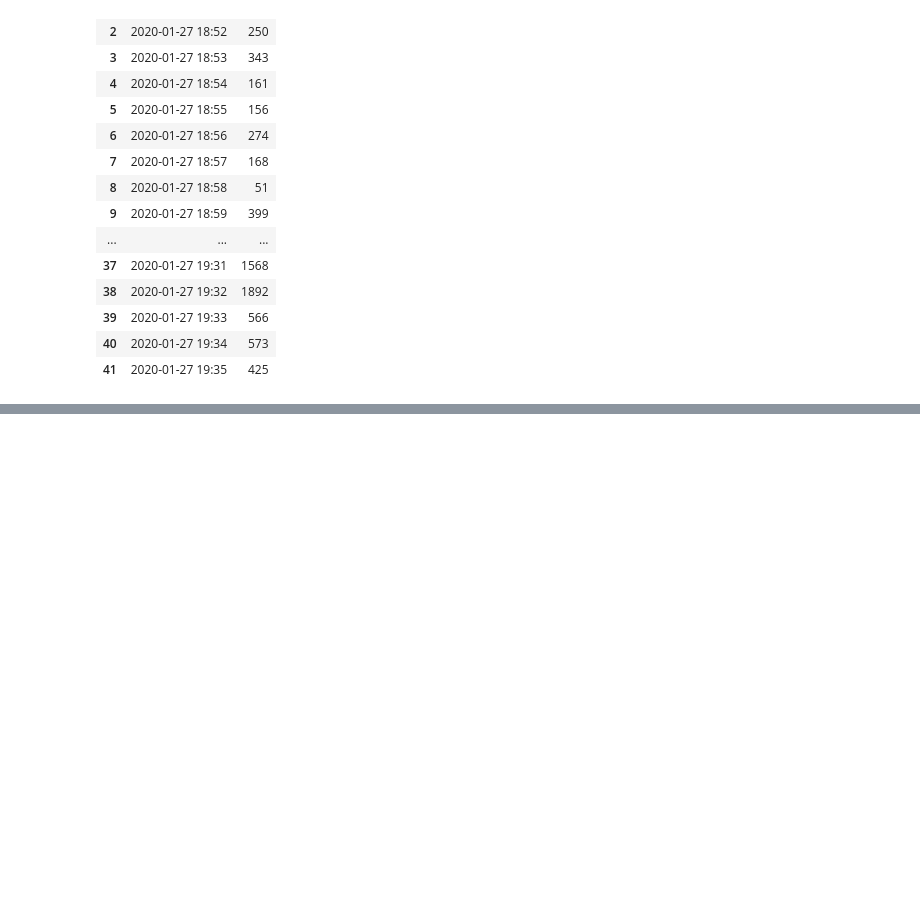
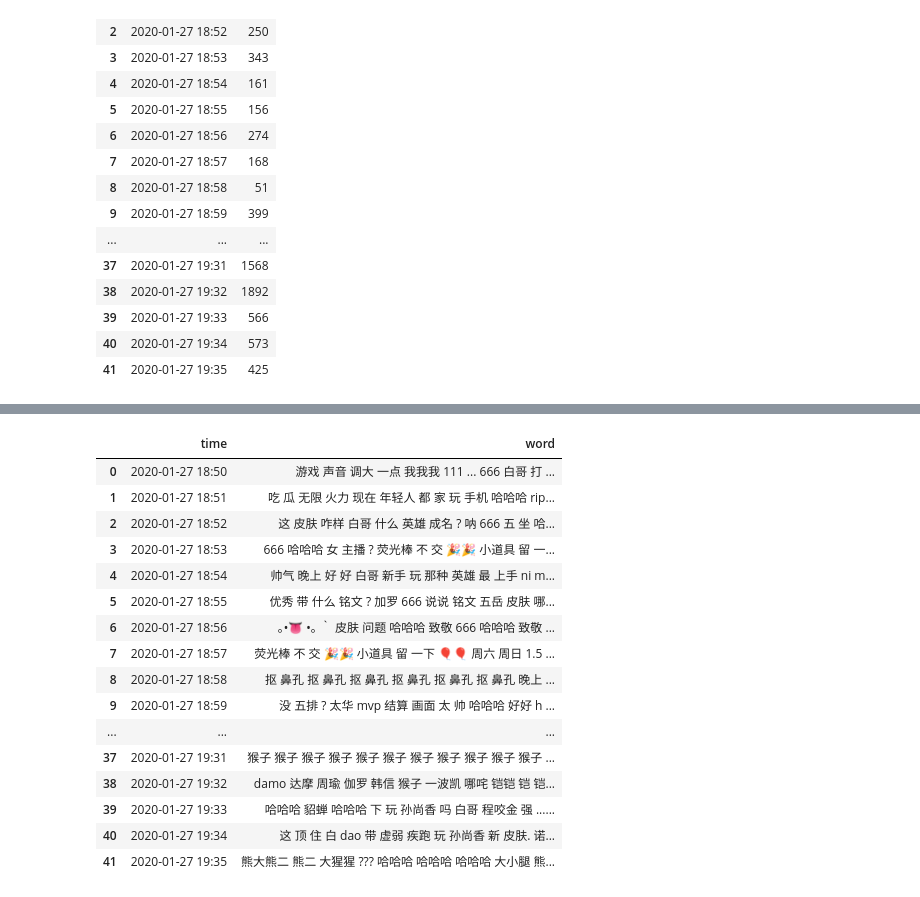
Before and after one commit to zhou-xingxing/graduate_work, a Jupyter notebook: statistics.ipynb, the cells around one changed output, grey strips where cells are left out. Drawn from its saved outputs; the diff is of its cells as text; code cells hidden in the pictures; blank space fills up the shorter version.

```diff
--- a/statistics.ipynb
+++ b/statistics.ipynb
@@ -76,0 +100,20 @@ time_word.to_csv(r"../code/time_word.csv",header=None,index=None)
+# %%
+display(time_word)
+# %% [output]
+|  | time | word |
+| 0 | 2020-01-27 18:50 | 游戏 声音 调大 一点 我我我 111 ... 666 白哥 打 ... |
+| 1 | 2020-01-27 18:51 | 吃 瓜 无限 火力 现在 年轻人 都 家 玩 手机 哈哈哈 rip... |
+| 2 | 2020-01-27 18:52 | 这 皮肤 咋样 白哥 什么 英雄 成名 ? 呐 666 五 坐 哈... |
+| 3 | 2020-01-27 18:53 | 666 哈哈哈 女 主播 ? 荧光棒 不 交 🎉🎉 小道具 留 一... |
+| 4 | 2020-01-27 18:54 | 帅气 晚上 好 好 白哥 新手 玩 那种 英雄 最 上手 ni m... |
+| 5 | 2020-01-27 18:55 | 优秀 带 什么 铭文 ? 加罗 666 说说 铭文 五岳 皮肤 哪... |
+| 6 | 2020-01-27 18:56 | ｡•👅 •｡ ｀ 皮肤 问题 哈哈哈 致敬 666 哈哈哈 致敬 ... |
+| 7 | 2020-01-27 18:57 | 荧光棒 不 交 🎉🎉 小道具 留 一下 🎈🎈 周六 周日 1.5 ... |
+| 8 | 2020-01-27 18:58 | 抠 鼻孔 抠 鼻孔 抠 鼻孔 抠 鼻孔 抠 鼻孔 抠 鼻孔 晚上 ... |
+| 9 | 2020-01-27 18:59 | 没 五排 ? 太华 mvp 结算 画面 太 帅 哈哈哈 好好 h ... |
+| ... | ... | ... |
+| 37 | 2020-01-27 19:31 | 猴子 猴子 猴子 猴子 猴子 猴子 猴子 猴子 猴子 猴子 猴子 ... |
+| 38 | 2020-01-27 19:32 | damo 达摩 周瑜 伽罗 韩信 猴子 一波凯 哪咤 铠铠 铠 铠... |
+| 39 | 2020-01-27 19:33 | 哈哈哈 貂蝉 哈哈哈 下 玩 孙尚香 吗 白哥 程咬金 强 ...... |
+| 40 | 2020-01-27 19:34 | 这 顶 住 白 dao 带 虚弱 疾跑 玩 孙尚香 新 皮肤. 诺... |
+| 41 | 2020-01-27 19:35 | 熊大熊二 熊二 大猩猩 ??? 哈哈哈 哈哈哈 哈哈哈 大小腿 熊... |
```
Also changed, not shown: parts of 4 cells of this notebook, 7 other files.
